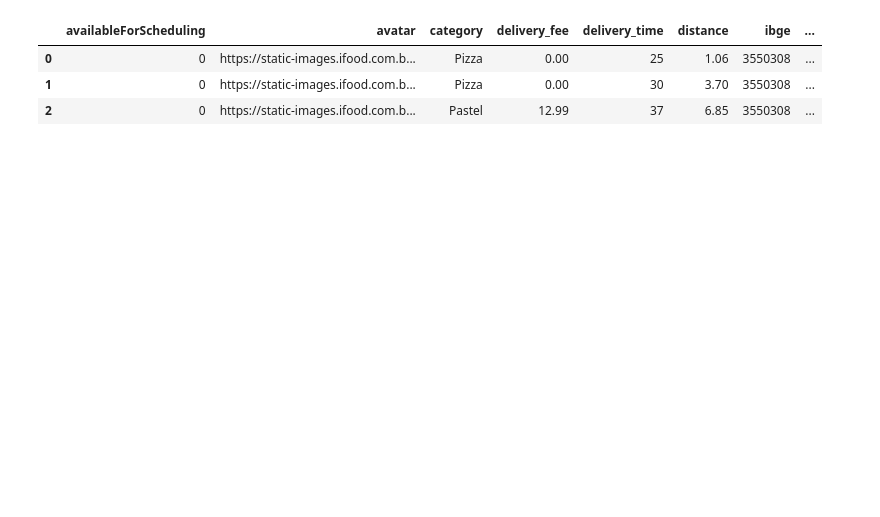
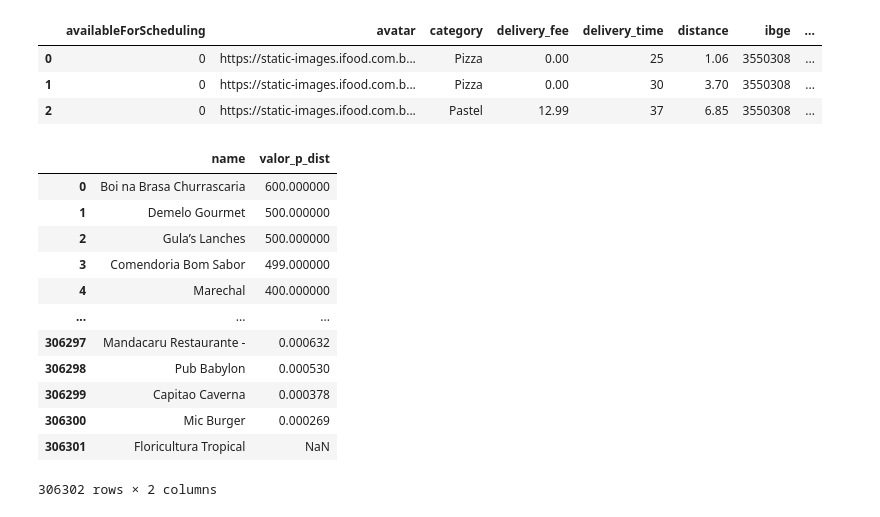
Before and after one commit to LeonardoHBritoo/Querys-Dados-Ifood, a Jupyter notebook: LendoDeArquivo.ipynb, the cells around one changed output. Cells and saved outputs as stored; diff of their text form; code cells hidden in the pictures; blank space fills up the shorter version.

```diff
--- a/LendoDeArquivo.ipynb
+++ b/LendoDeArquivo.ipynb
@@ -274,7 +292,33 @@ ps.sqldf("SELECT * FROM ifood where rating >= 4.9 limit 3")
 | 1 | 0 | https://static-images.ifood.com.b... | Pizza | 0.00 | 30 | 3.70 | 3550308 | ... |
 | 2 | 0 | https://static-images.ifood.com.b... | Pastel | 12.99 | 37 | 6.85 | 3550308 | ... |
 # %%
+# Pergunta 10: Qual o valor médio de entrega por km para os restaurantes que tem essa taxa?
 
-
-
-# Pergunta 10: Qual o valor médio de entrega por km para os restaurantes que tem essa taxa?
+ps.sqldf(
+"""
+    SELECT
+        DISTINCT name AS name
+        , tl_entrega/tl_distancia as valor_p_dist
+    FROM (SELECT
+                DISTINCT name AS name
+                , SUM(delivery_fee) OVER (PARTITION BY name) AS tl_entrega
+                , SUM(distance) OVER (PARTITION BY name) AS tl_distancia
+            FROM ifood
+            WHERE delivery_fee > 0)
+    ORDER BY valor_p_dist DESC
+"""
+)
+# %% [output]
+|  | name | valor_p_dist |
+| 0 | Boi na Brasa Churrascaria | 600.000000 |
+| 1 | Demelo Gourmet | 500.000000 |
+| 2 | Gula’s Lanches | 500.000000 |
+| 3 | Comendoria Bom Sabor | 499.000000 |
+| 4 | Marechal | 400.000000 |
+| ... | ... | ... |
+| 306297 | Mandacaru Restaurante - | 0.000632 |
+| 306298 | Pub Babylon | 0.000530 |
+| 306299 | Capitao Caverna | 0.000378 |
+| 306300 | Mic Burger | 0.000269 |
+| 306301 | Floricultura Tropical | NaN |
+306302 rows × 2 columns
```
Also changed, not shown: parts of 1 cell of this notebook, 1 other file.
